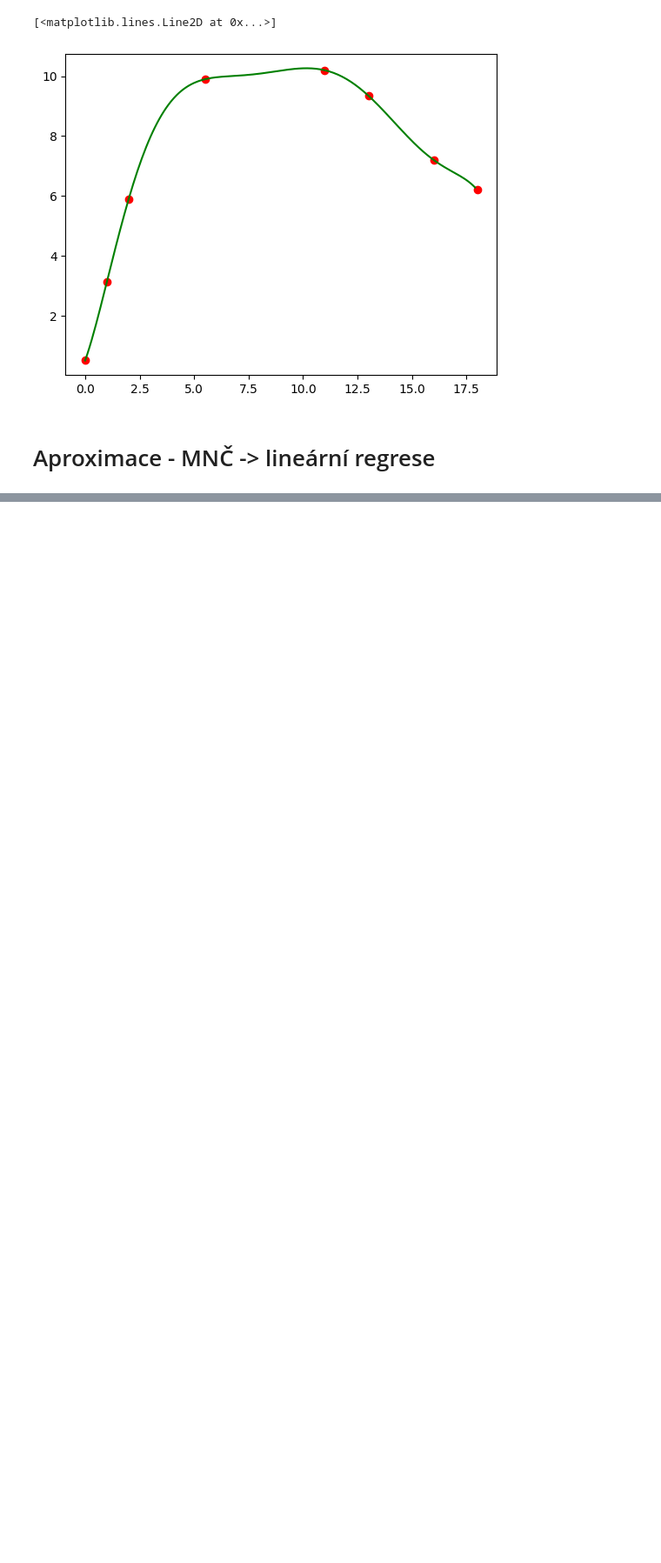
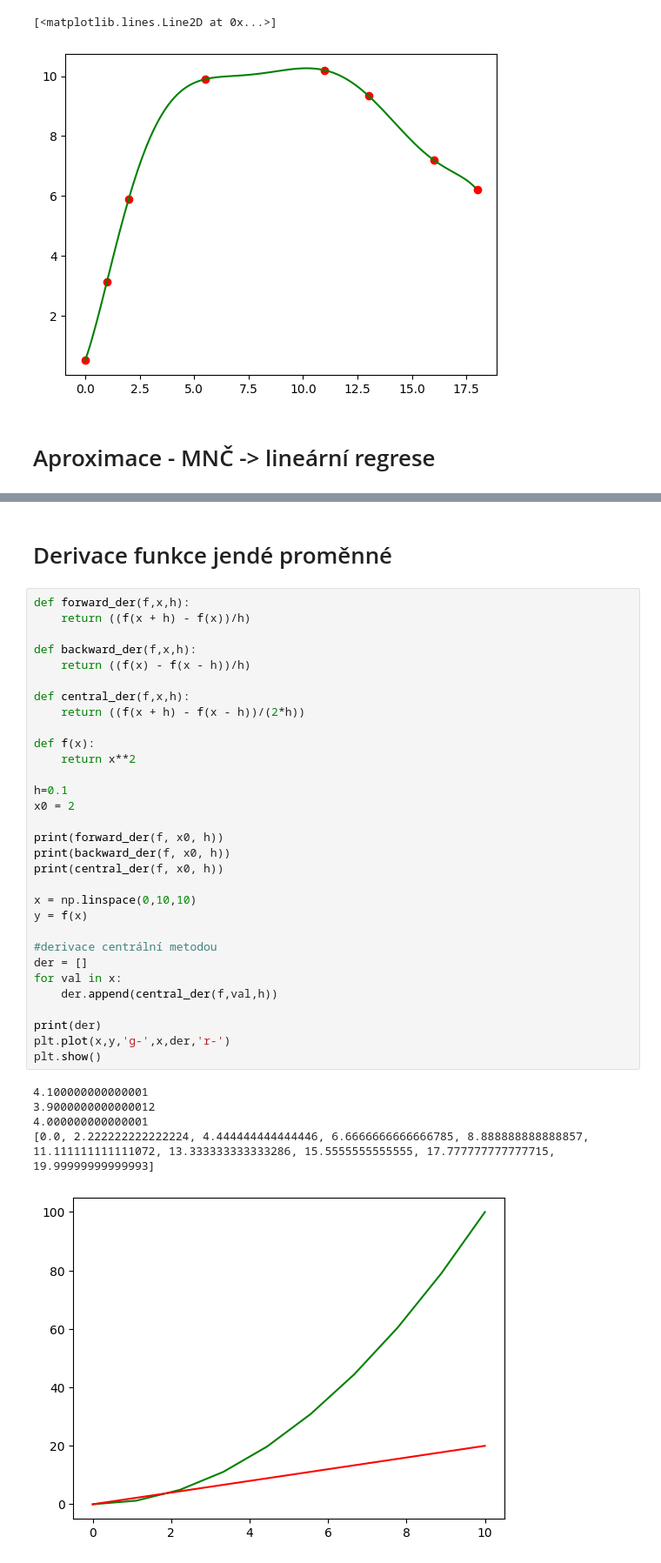
Before and after one commit to Marty808s/STATNICE-SZZ-PB_SZZ-VB, a Jupyter notebook: MSW/VB_MSW.ipynb, the cells around one changed output, grey strips where cells are left out. Shown: that part at 87% size. Saved outputs shown, nothing was run; the diff lists cells and outputs as text; blank space fills up the shorter version.

```diff
--- a/MSW/VB_MSW.ipynb
+++ b/MSW/VB_MSW.ipynb
@@ -635,0 +719,39 @@ plt.show()
+# %% [markdown]
+# Derivace funkce jendé proměnné
+# %%
+def forward_der(f,x,h):
+    return ((f(x + h) - f(x))/h)
+
+def backward_der(f,x,h):
+    return ((f(x) - f(x - h))/h)
+
+def central_der(f,x,h):
+    return ((f(x + h) - f(x - h))/(2*h))
+
+def f(x):
+    return x**2
+
+h=0.1
+x0 = 2
+
+print(forward_der(f, x0, h))
+print(backward_der(f, x0, h))
+print(central_der(f, x0, h))
+
+x = np.linspace(0,10,10)
+y = f(x)
+
+#derivace centrální metodou
+der = []
+for val in x:
+    der.append(central_der(f,val,h))
+
+print(der)
+plt.plot(x,y,'g-',x,der,'r-')
+plt.show()
+# %% [output]
+4.100000000000001
+3.9000000000000012
+4.000000000000001
+[0.0, 2.222222222222224, 4.444444444444446, 6.6666666666666785, 8.888888888888857, 11.111111111111072, 13.333333333333286, 15.5555555555555, 17.777777777777715, 19.99999999999993]
+[figure, added]
```
Also changed, not shown: parts of 9 cells of this notebook.
